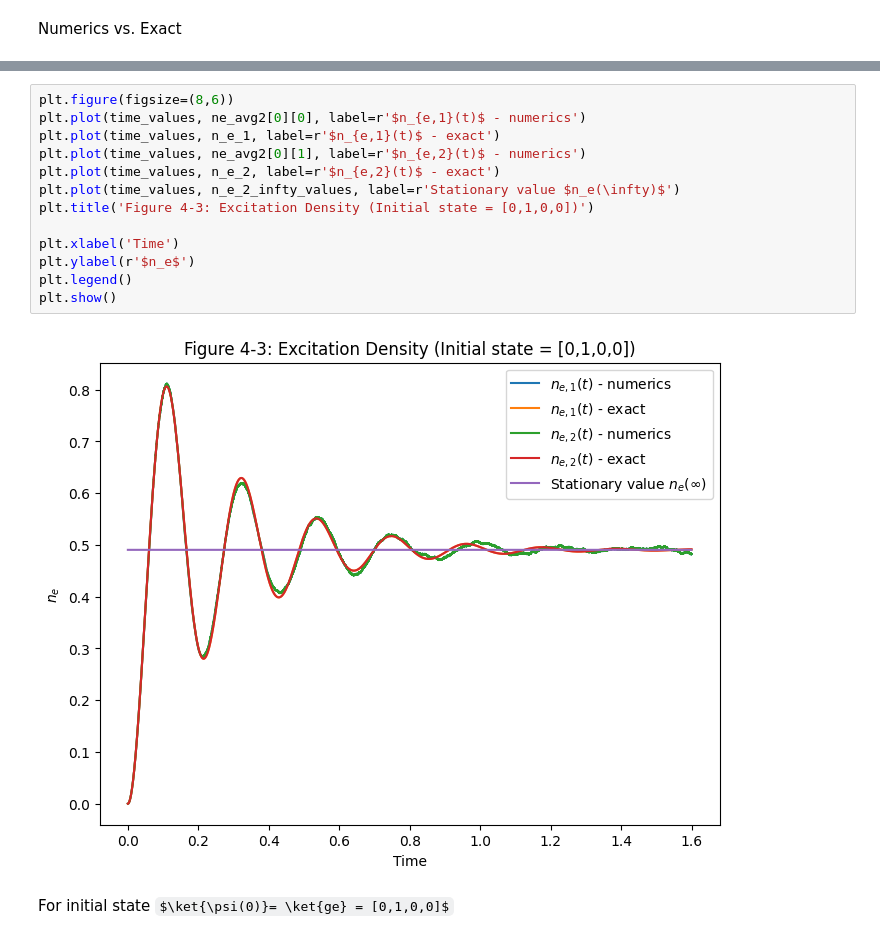
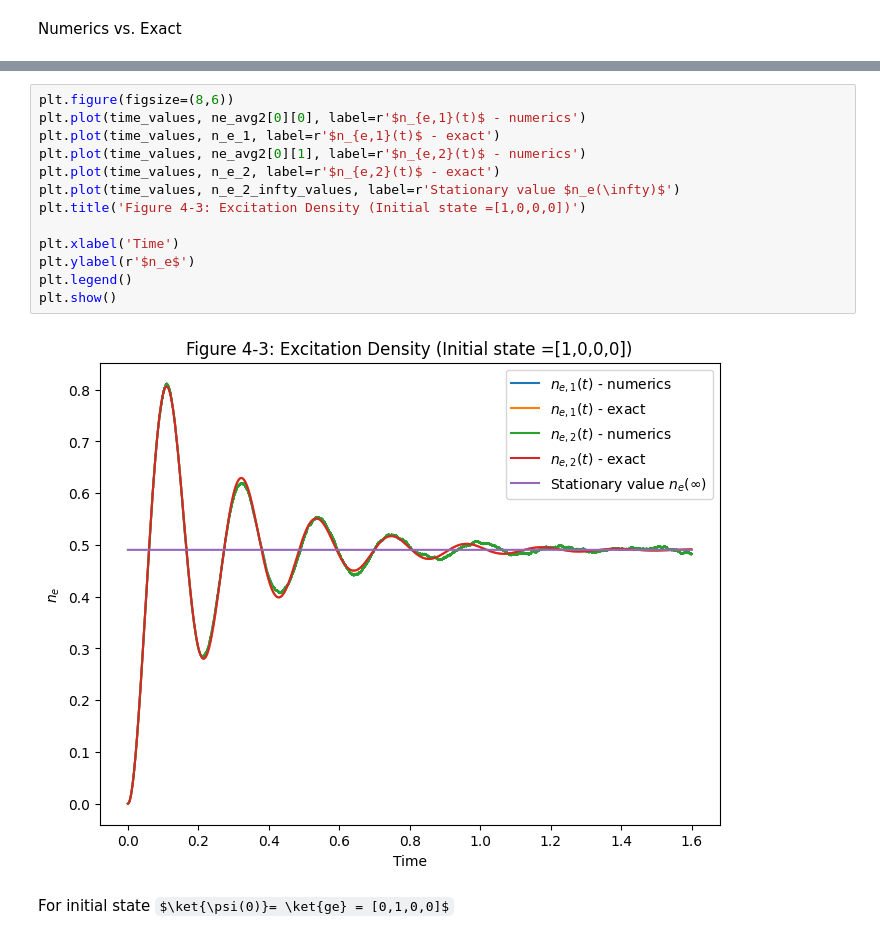
Before and after one commit to JSKao/Computational-Quantum-Many-Body-Physics, a Jupyter notebook: QJMC.ipynb, the cells around one changed output, grey strips where cells are left out. Cells and saved outputs as stored; diff of their text form; some formulas as TeX source.

```diff
--- a/QJMC.ipynb
+++ b/QJMC.ipynb
@@ -556,18 +556,18 @@ Numerics vs. Exact
 # %%
 plt.figure(figsize=(8,6))
 plt.plot(time_values, ne_avg2[0][0], label=r'$n_{e,1}(t)$ - numerics')
 plt.plot(time_values, n_e_1, label=r'$n_{e,1}(t)$ - exact')
 plt.plot(time_values, ne_avg2[0][1], label=r'$n_{e,2}(t)$ - numerics')
 plt.plot(time_values, n_e_2, label=r'$n_{e,2}(t)$ - exact')
 plt.plot(time_values, n_e_2_infty_values, label=r'Stationary value $n_e(\infty)$')
-plt.title('Figure 4-3: Excitation Density (Initial state = [0,1,0,0])')
+plt.title('Figure 4-3: Excitation Density (Initial state =[1,0,0,0])')
 
 plt.xlabel('Time')
 plt.ylabel(r'$n_e$')
 plt.legend()
 plt.show()
 # %% [output]
-[figure, old version]
+[figure, new version]
 # %% [markdown]
 For initial state $\ket{\psi(0)}= \ket{ge} = [0,1,0,0]$
 # %%
```
Also changed, not shown: parts of 1 cell of this notebook.
